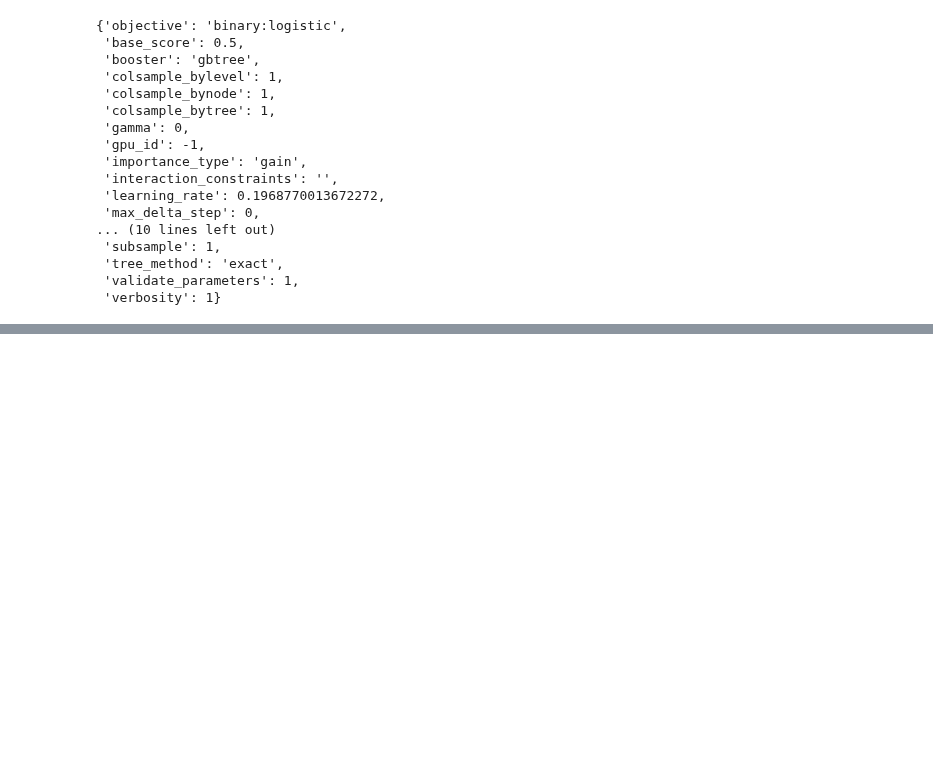
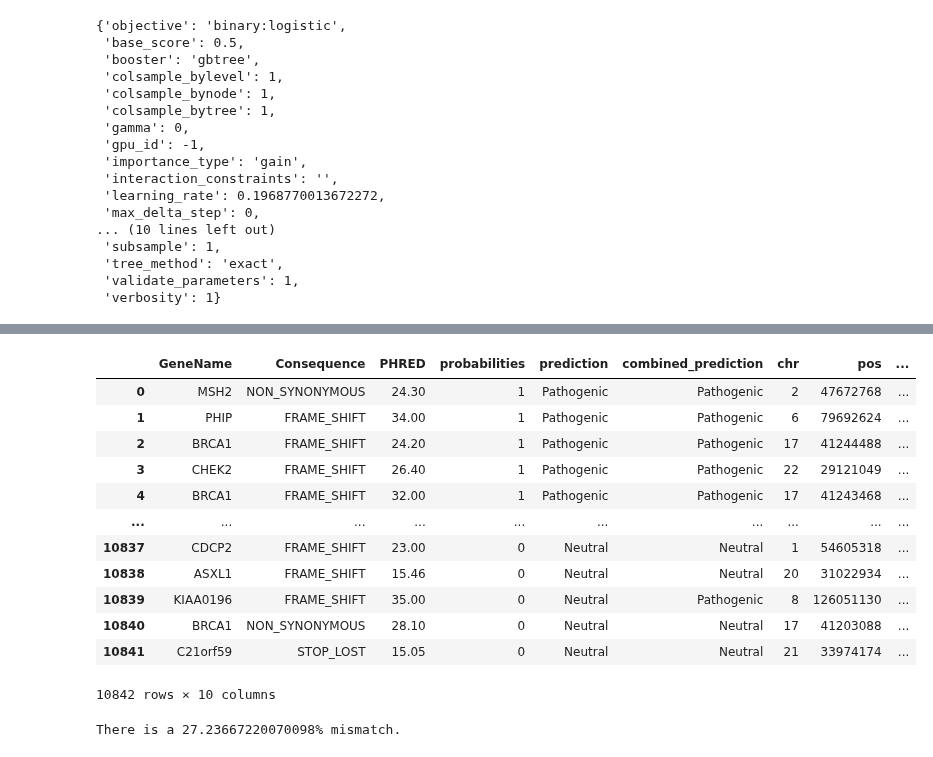
Before and after one commit to SietsmaRJ/dsls_master_thesis, a Jupyter notebook: side_scripts/Model_training.ipynb, the cells around one changed output, grey strips where cells are left out. Cells and saved outputs as stored; diff of their text form; code cells hidden in the pictures; blank space fills up the shorter version.

```diff
--- a/side_scripts/Model_training.ipynb
+++ b/side_scripts/Model_training.ipynb
@@ -177,0 +306,31 @@ optimal_params_dislipid
+# %%
+test_new = pd.read_csv('/home/rjsietsma/PycharmProjects/dsls_master_thesis/side_scripts/test_output/test_results_v2.txt', sep='\t', low_memory=False)
+important_info = test_new['chr_pos_ref_alt'].str.split("_", expand=True)
+test_new['chr'] = important_info[0]
+test_new['pos'] = important_info[1].astype(np.int64)
+test_new['ref'] = important_info[2]
+test_new['alt'] = important_info[3]
+test_new.drop(columns=['chr_pos_ref_alt'], inplace=True)
+test_new
+# %% [output]
+|  | GeneName | Consequence | PHRED | probabilities | prediction | combined_prediction | chr | pos | ... |
+| 0 | MSH2 | NON_SYNONYMOUS | 24.30 | 1 | Pathogenic | Pathogenic | 2 | 47672768 | ... |
+| 1 | PHIP | FRAME_SHIFT | 34.00 | 1 | Pathogenic | Pathogenic | 6 | 79692624 | ... |
+| 2 | BRCA1 | FRAME_SHIFT | 24.20 | 1 | Pathogenic | Pathogenic | 17 | 41244488 | ... |
+| 3 | CHEK2 | FRAME_SHIFT | 26.40 | 1 | Pathogenic | Pathogenic | 22 | 29121049 | ... |
+| 4 | BRCA1 | FRAME_SHIFT | 32.00 | 1 | Pathogenic | Pathogenic | 17 | 41243468 | ... |
+| ... | ... | ... | ... | ... | ... | ... | ... | ... | ... |
+| 10837 | CDCP2 | FRAME_SHIFT | 23.00 | 0 | Neutral | Neutral | 1 | 54605318 | ... |
+| 10838 | ASXL1 | FRAME_SHIFT | 15.46 | 0 | Neutral | Neutral | 20 | 31022934 | ... |
+| 10839 | KIAA0196 | FRAME_SHIFT | 35.00 | 0 | Neutral | Pathogenic | 8 | 126051130 | ... |
+| 10840 | BRCA1 | NON_SYNONYMOUS | 28.10 | 0 | Neutral | Neutral | 17 | 41203088 | ... |
+| 10841 | C21orf59 | STOP_LOST | 15.05 | 0 | Neutral | Neutral | 21 | 33974174 | ... |
+10842 rows × 10 columns
+# %%
+merge = test_original[['chr', 'pos','ref','alt','prediction']].merge(test_new[['chr', 'pos','ref','alt','prediction']],
+                                                                     on=['chr', 'pos','ref','alt'])
+merge[merge['prediction_x'] != merge['prediction_y']]
+print(f"There is a "
+      f"{merge[merge['prediction_x'] != merge['prediction_y']].shape[0] / test_original.shape[0] * 100}% mismatch.")
+# %% [output]
+There is a 27.23667220070098% mismatch.
```
Also changed, not shown: parts of 31 cells of this notebook, 3 other files.
